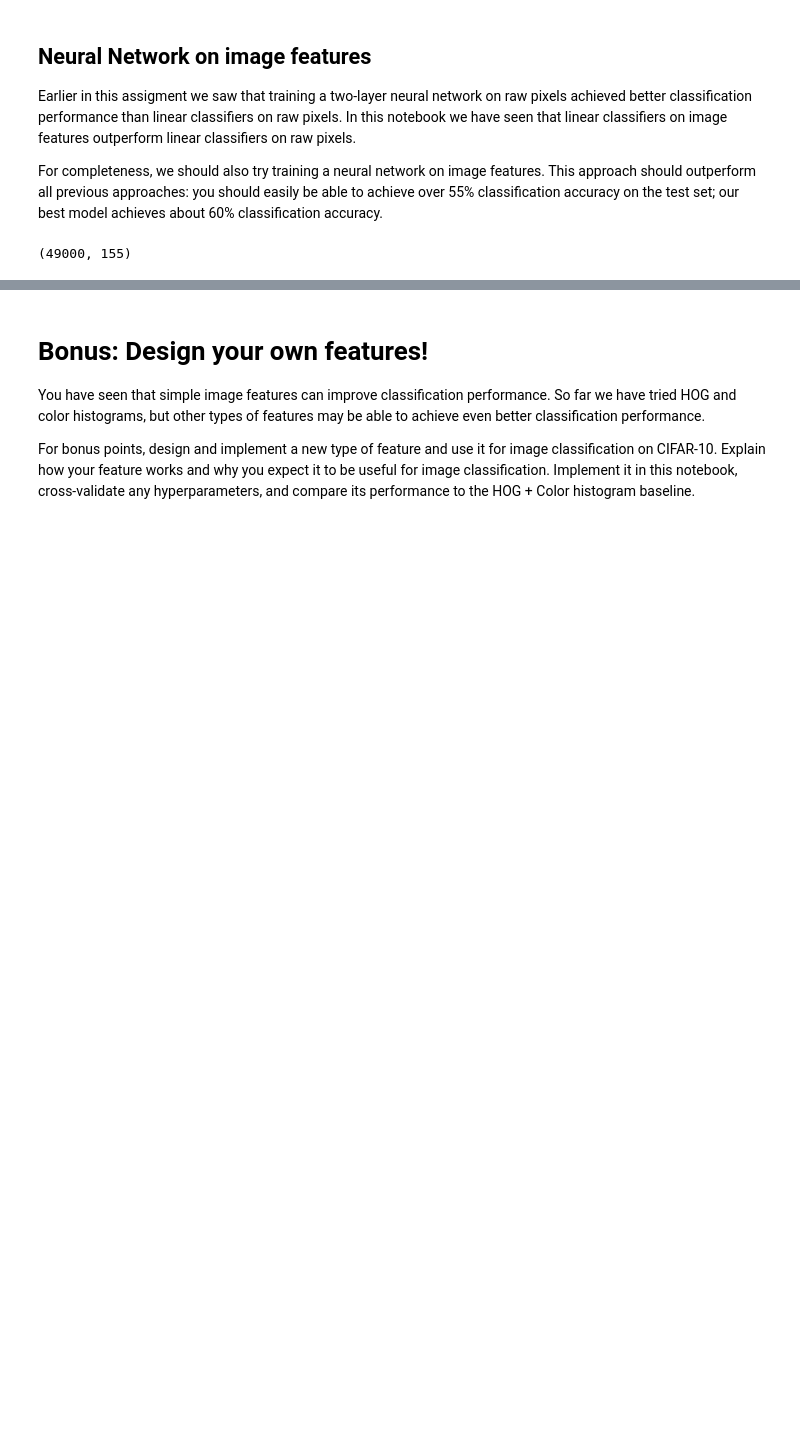
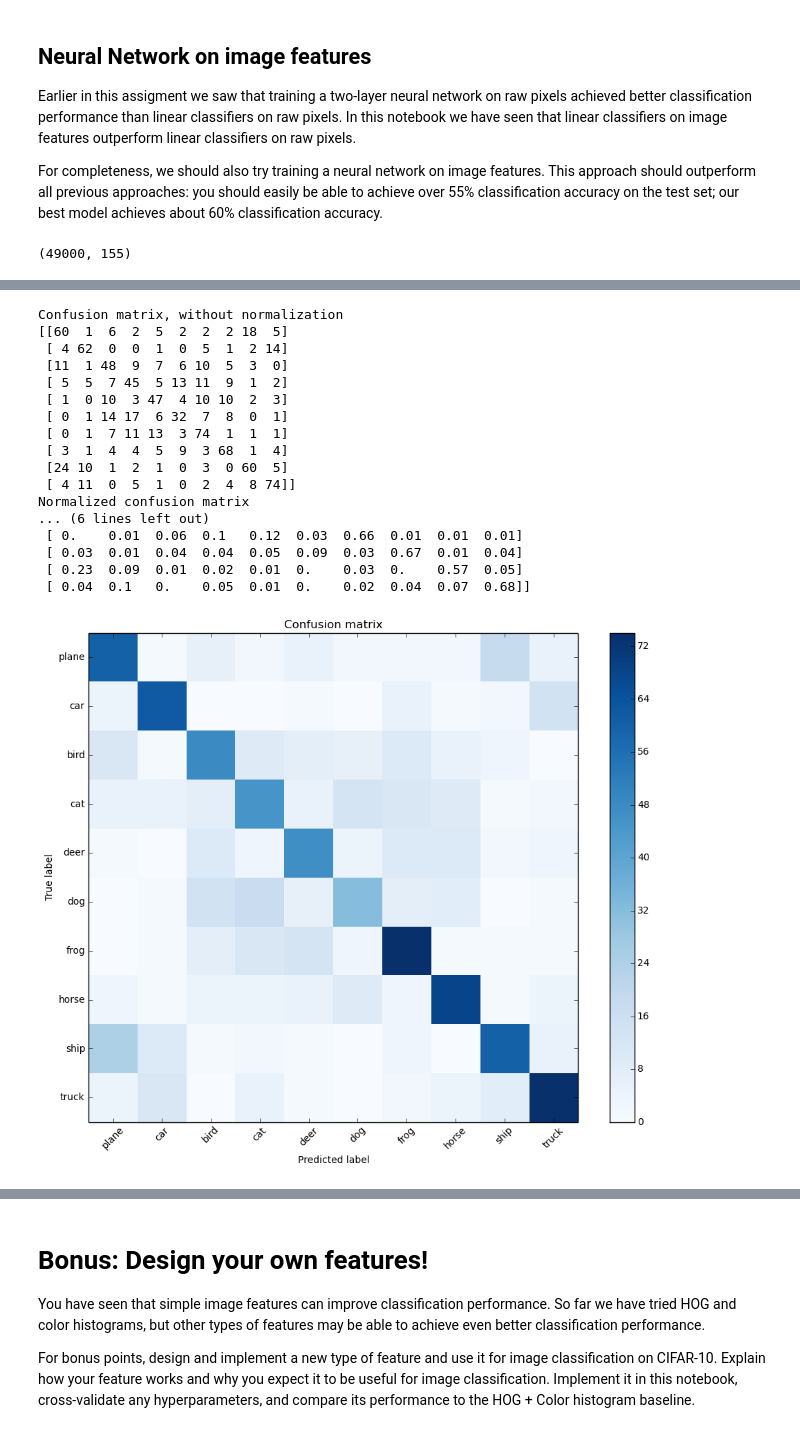
Before and after one commit to mibrahimali/cs231, a Jupyter notebook: assignment1/features.ipynb, the cells around one changed output, grey strips where cells are left out. Drawn from its saved outputs; the diff is of its cells as text; code cells hidden in the pictures; blank space fills up the shorter version.

```diff
--- a/assignment1/features.ipynb
+++ b/assignment1/features.ipynb
@@ -310,0 +342,57 @@ print test_acc
+# %%
+import numpy as np
+import matplotlib.pyplot as plt
+
+from sklearn.metrics import confusion_matrix
+
+
+
+def plot_confusion_matrix(cm, title='Confusion matrix', cmap=plt.cm.Blues):
+    classes = ['plane', 'car', 'bird', 'cat', 'deer', 'dog', 'frog', 'horse', 'ship', 'truck']
+    plt.imshow(cm, interpolation='nearest', cmap=cmap)
+    plt.title(title)
+    plt.colorbar()
+    tick_marks = np.arange(len(classes))
+    plt.xticks(tick_marks, classes, rotation=45)
+    plt.yticks(tick_marks, classes)
+    plt.tight_layout()
+    plt.ylabel('True label')
+    plt.xlabel('Predicted label')
+
+
+# Compute confusion matrix
+cm = confusion_matrix(y_test, y_test_pred)
+np.set_printoptions(precision=2)
+print('Confusion matrix, without normalization')
+print(cm)
+plt.figure()
+plot_confusion_matrix(cm)
+
+# Normalize the confusion matrix by row (i.e by the number of samples
+# in each class)
+cm_normalized = cm.astype('float') / cm.sum(axis=1)[:, np.newaxis]
+print('Normalized confusion matrix')
+print(cm_normalized)
+plt.figure()
+plot_confusion_matrix(cm_normalized, title='Normalized confusion matrix')
+
+plt.show()
+# %% [output]
+Confusion matrix, without normalization
+[[60  1  6  2  5  2  2  2 18  5]
+ [ 4 62  0  0  1  0  5  1  2 14]
+ [11  1 48  9  7  6 10  5  3  0]
+ [ 5  5  7 45  5 13 11  9  1  2]
+ [ 1  0 10  3 47  4 10 10  2  3]
+ [ 0  1 14 17  6 32  7  8  0  1]
+ [ 0  1  7 11 13  3 74  1  1  1]
+ [ 3  1  4  4  5  9  3 68  1  4]
+ [24 10  1  2  1  0  3  0 60  5]
+ [ 4 11  0  5  1  0  2  4  8 74]]
+Normalized confusion matrix
+... (6 lines left out)
+ [ 0.    0.01  0.06  0.1   0.12  0.03  0.66  0.01  0.01  0.01]
+ [ 0.03  0.01  0.04  0.04  0.05  0.09  0.03  0.67  0.01  0.04]
+ [ 0.23  0.09  0.01  0.02  0.01  0.    0.03  0.    0.57  0.05]
+ [ 0.04  0.1   0.    0.05  0.01  0.    0.02  0.04  0.07  0.68]]
+[figure, added]
```
Also changed, not shown: parts of 8 cells of this notebook.
